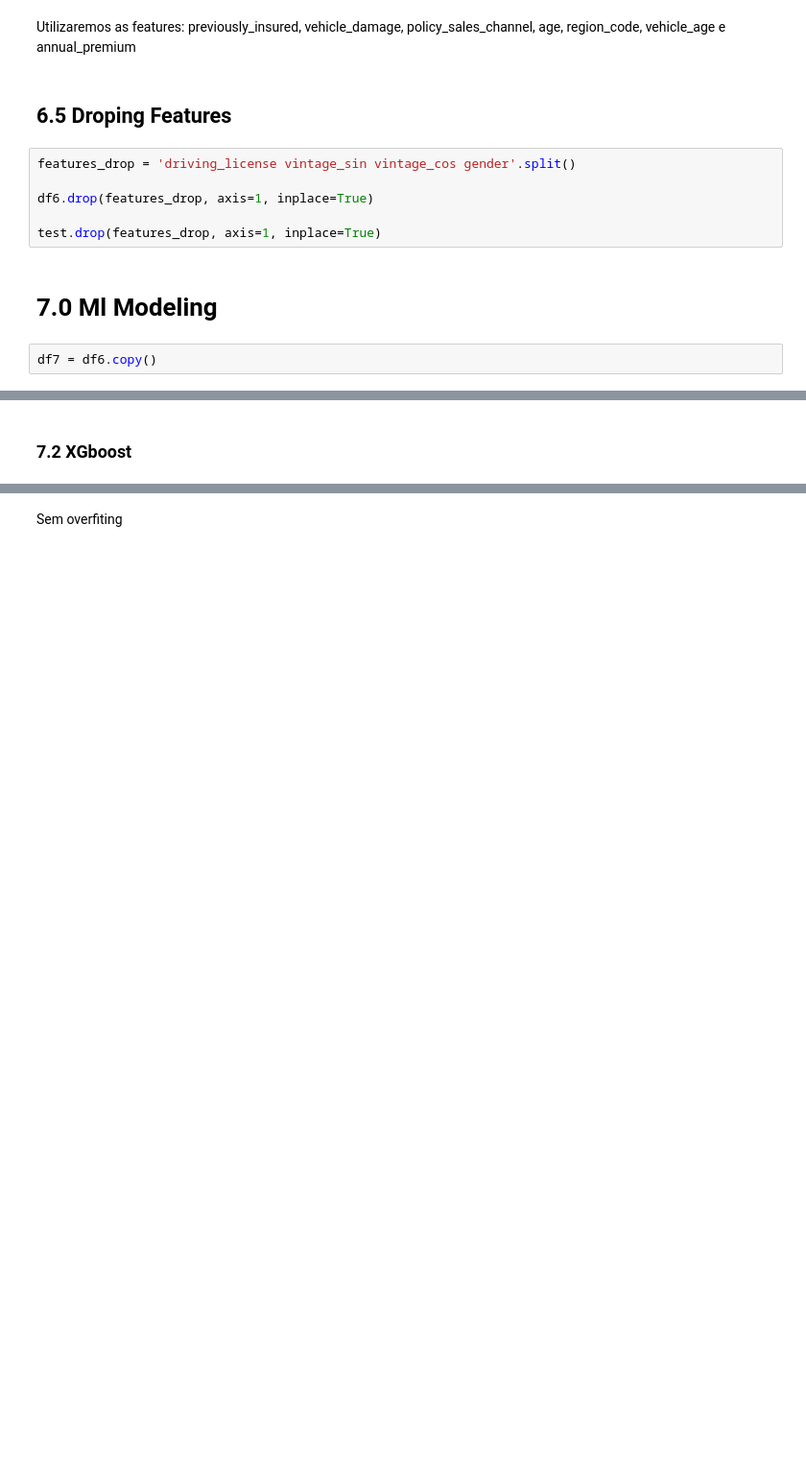
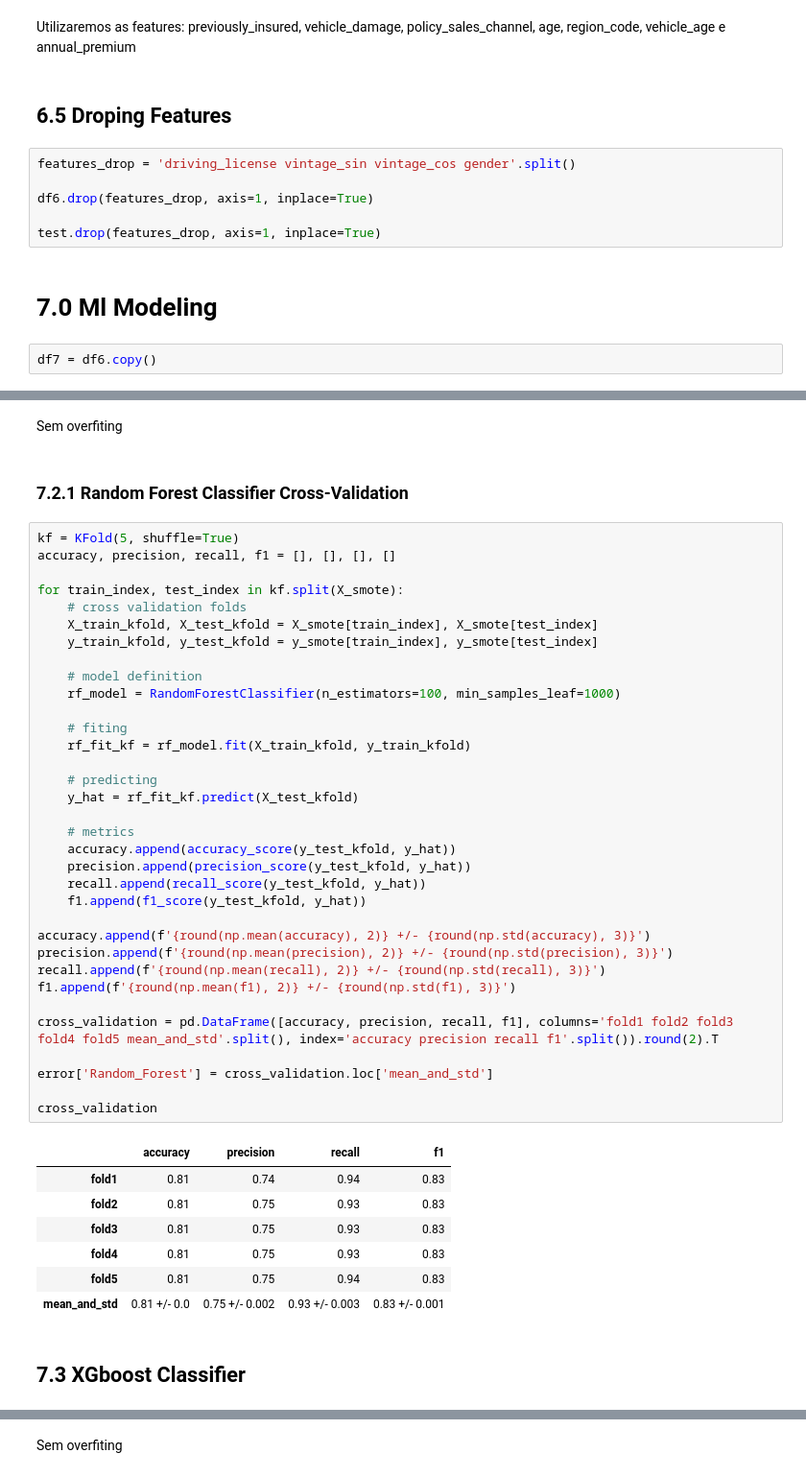
Before and after one commit to Samoelmoura/insurance_sales_predict, a Jupyter notebook: notebooks/1.0.final_project.ipynb, the cells around one changed output, grey strips where cells are left out. Shown: that part at 96% size. Drawn from its saved outputs; the diff is of its cells as text; blank space fills up the shorter version.

```diff
--- a/notebooks/1.0.final_project.ipynb
+++ b/notebooks/1.0.final_project.ipynb
@@ -962,4 +1090,50 @@ Sem overfiting
+# %% [markdown]
+Sem overfiting
+# %% [markdown]
+### 7.2.1 Random Forest Classifier Cross-Validation
+# %%
+kf = KFold(5, shuffle=True)
+accuracy, precision, recall, f1 = [], [], [], []
+
+for train_index, test_index in kf.split(X_smote):
+    # cross validation folds
+    X_train_kfold, X_test_kfold = X_smote[train_index], X_smote[test_index]
+    y_train_kfold, y_test_kfold = y_smote[train_index], y_smote[test_index]
+
+    # model definition
+    rf_model = RandomForestClassifier(n_estimators=100, min_samples_leaf=1000)
+
+    # fiting
+    rf_fit_kf = rf_model.fit(X_train_kfold, y_train_kfold)
+
+    # predicting
+    y_hat = rf_fit_kf.predict(X_test_kfold)
+
+    # metrics
+    accuracy.append(accuracy_score(y_test_kfold, y_hat))
+    precision.append(precision_score(y_test_kfold, y_hat))
+    recall.append(recall_score(y_test_kfold, y_hat))
+    f1.append(f1_score(y_test_kfold, y_hat))
+
+accuracy.append(f'{round(np.mean(accuracy), 2)} +/- {round(np.std(accuracy), 3)}')
+precision.append(f'{round(np.mean(precision), 2)} +/- {round(np.std(precision), 3)}')
+recall.append(f'{round(np.mean(recall), 2)} +/- {round(np.std(recall), 3)}')
+f1.append(f'{round(np.mean(f1), 2)} +/- {round(np.std(f1), 3)}')
+
+cross_validation = pd.DataFrame([accuracy, precision, recall, f1], columns='fold1 fold2 fold3 fold4 fold5 mean_and_std'.split(), index='accuracy precision recall f1'.split()).round(2).T
+
+error['Random_Forest'] = cross_validation.loc['mean_and_std']
+
+cross_validation
+# %% [output]
+|  | accuracy | precision | recall | f1 |
+| fold1 | 0.81 | 0.74 | 0.94 | 0.83 |
+| fold2 | 0.81 | 0.75 | 0.93 | 0.83 |
+| fold3 | 0.81 | 0.75 | 0.93 | 0.83 |
+| fold4 | 0.81 | 0.75 | 0.93 | 0.83 |
+| fold5 | 0.81 | 0.75 | 0.94 | 0.83 |
+| mean_and_std | 0.81 +/- 0.0 | 0.75 +/- 0.002 | 0.93 +/- 0.003 | 0.83 +/- 0.001 |
 # %% [markdown]
-### 7.2 XGboost
+## 7.3 XGboost Classifier
 # %%
 # VALIDATION
```
Also changed, not shown: parts of 81 cells of this notebook.
